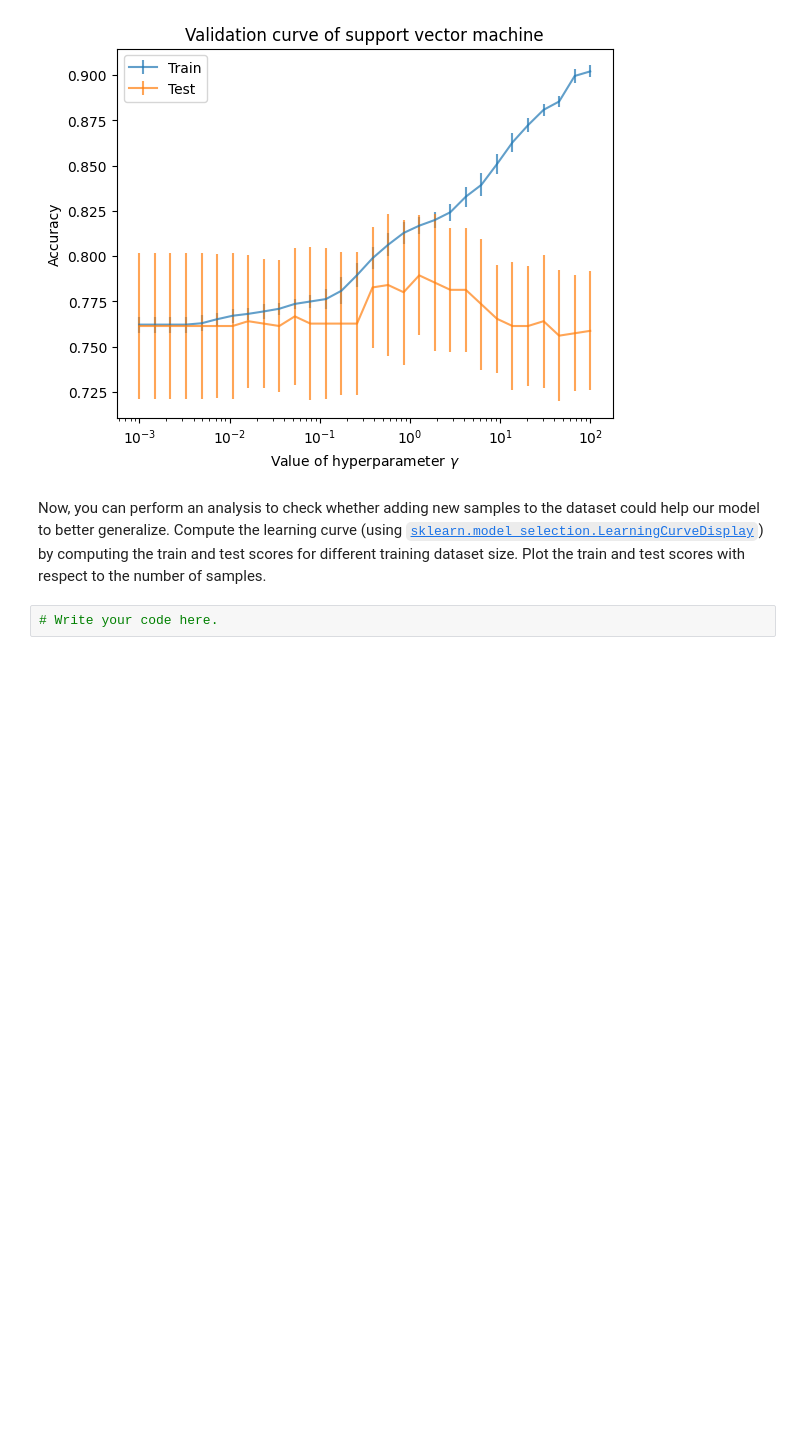
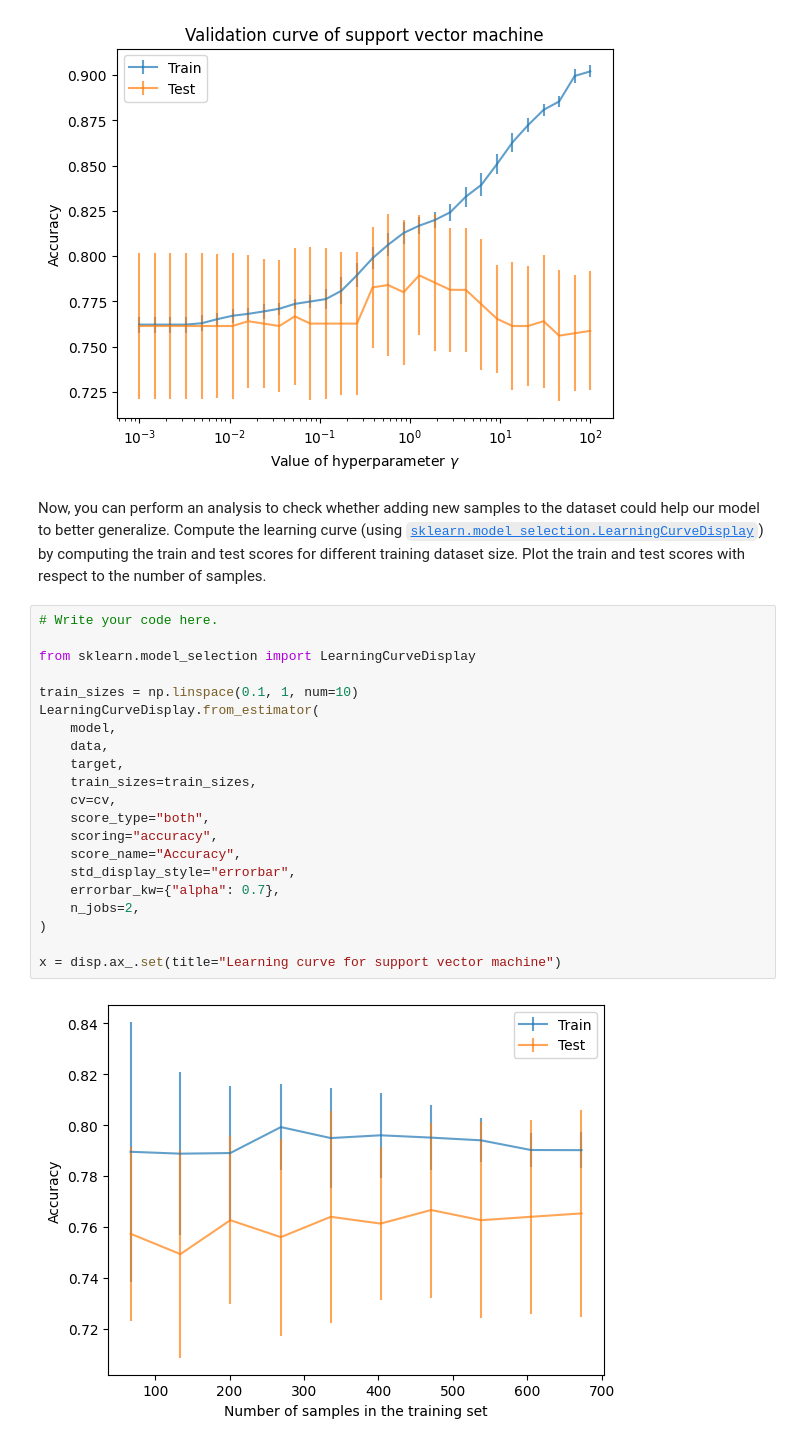
Before and after one commit to Faro0oh/Week3, a Jupyter notebook: week3/W3 assignment/Notebooks/cross_validation_ex_01.ipynb, the cells around one changed output. Cells and saved outputs as stored; diff of their text form; blank space fills up the shorter version.

Commit message:
Analyze model performance using learning curve

```diff
--- a/week3/W3 assignment/Notebooks/cross_validation_ex_01.ipynb
+++ b/week3/W3 assignment/Notebooks/cross_validation_ex_01.ipynb
@@ -125,5 +125,26 @@ dataset could help our model to better generalize. Compute the learning curve
 [`sklearn.model_selection.LearningCurveDisplay`](https://scikit-learn.org/stable/modules/generated/sklearn.model_selection.LearningCurveDisplay.html))
 by computing the train and test scores for different training dataset size.
 Plot the train and test scores with respect to the number of samples.
-# %%
-# Write your code here.
+# %%
+# Write your code here.
+
+from sklearn.model_selection import LearningCurveDisplay
+
+train_sizes = np.linspace(0.1, 1, num=10)
+LearningCurveDisplay.from_estimator(
+    model,
+    data,
+    target,
+    train_sizes=train_sizes,
+    cv=cv,
+    score_type="both",
+    scoring="accuracy",
+    score_name="Accuracy",
+    std_display_style="errorbar",
+    errorbar_kw={"alpha": 0.7},
+    n_jobs=2,
+)
+
+x = disp.ax_.set(title="Learning curve for support vector machine")
+# %% [output]
+[figure, added]
```
